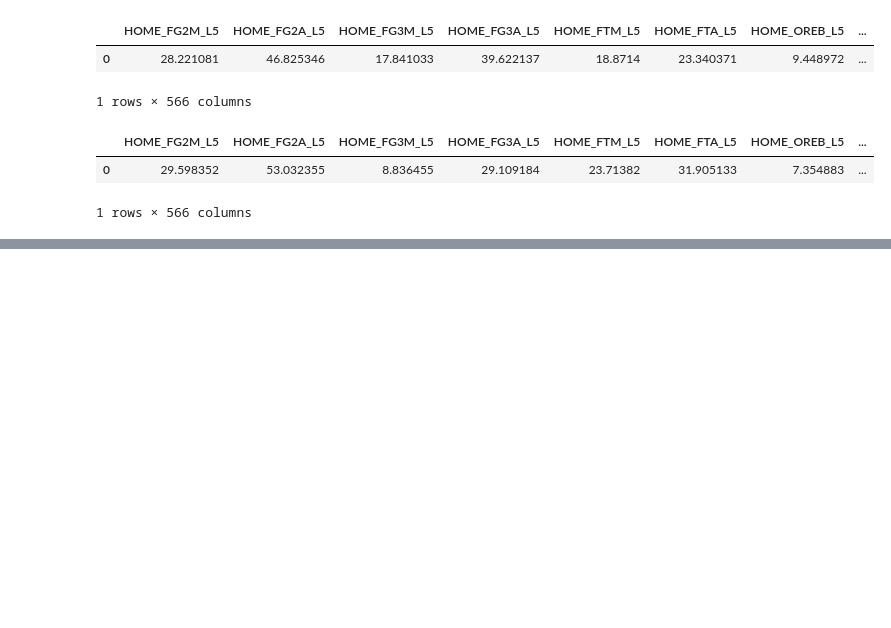
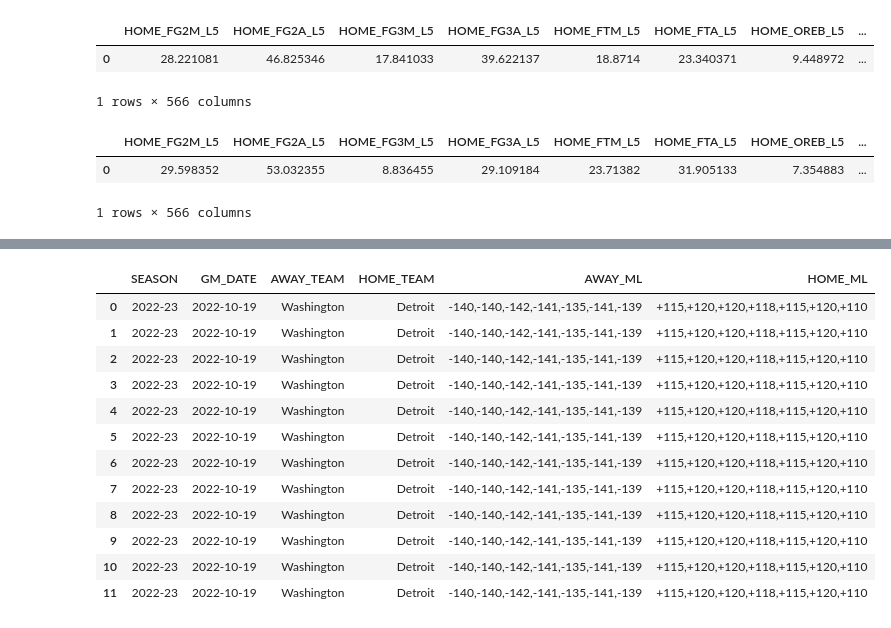
Before and after one commit to jnish23/NBA_Model_V2, a Jupyter notebook: notebooks/RegressionModelToProduction.ipynb, the cells around one changed output, grey strips where cells are left out. Saved outputs shown, nothing was run; the diff lists cells and outputs as text; code cells hidden in the pictures; blank space fills up the shorter version.

```diff
--- a/notebooks/RegressionModelToProduction.ipynb
+++ b/notebooks/RegressionModelToProduction.ipynb
@@ -981,0 +1229,16 @@ matchup_row
+# %%
+df
+# %% [output]
+|  | SEASON | GM_DATE | AWAY_TEAM | HOME_TEAM | AWAY_ML | HOME_ML |
+| 0 | 2022-23 | 2022-10-19 | Washington | Detroit | -140,-140,-142,-141,-135,-141,-139 | +115,+120,+120,+118,+115,+120,+110 |
+| 1 | 2022-23 | 2022-10-19 | Washington | Detroit | -140,-140,-142,-141,-135,-141,-139 | +115,+120,+120,+118,+115,+120,+110 |
+| 2 | 2022-23 | 2022-10-19 | Washington | Detroit | -140,-140,-142,-141,-135,-141,-139 | +115,+120,+120,+118,+115,+120,+110 |
+| 3 | 2022-23 | 2022-10-19 | Washington | Detroit | -140,-140,-142,-141,-135,-141,-139 | +115,+120,+120,+118,+115,+120,+110 |
+| 4 | 2022-23 | 2022-10-19 | Washington | Detroit | -140,-140,-142,-141,-135,-141,-139 | +115,+120,+120,+118,+115,+120,+110 |
+| 5 | 2022-23 | 2022-10-19 | Washington | Detroit | -140,-140,-142,-141,-135,-141,-139 | +115,+120,+120,+118,+115,+120,+110 |
+| 6 | 2022-23 | 2022-10-19 | Washington | Detroit | -140,-140,-142,-141,-135,-141,-139 | +115,+120,+120,+118,+115,+120,+110 |
+| 7 | 2022-23 | 2022-10-19 | Washington | Detroit | -140,-140,-142,-141,-135,-141,-139 | +115,+120,+120,+118,+115,+120,+110 |
+| 8 | 2022-23 | 2022-10-19 | Washington | Detroit | -140,-140,-142,-141,-135,-141,-139 | +115,+120,+120,+118,+115,+120,+110 |
+| 9 | 2022-23 | 2022-10-19 | Washington | Detroit | -140,-140,-142,-141,-135,-141,-139 | +115,+120,+120,+118,+115,+120,+110 |
+| 10 | 2022-23 | 2022-10-19 | Washington | Detroit | -140,-140,-142,-141,-135,-141,-139 | +115,+120,+120,+118,+115,+120,+110 |
+| 11 | 2022-23 | 2022-10-19 | Washington | Detroit | -140,-140,-142,-141,-135,-141,-139 | +115,+120,+120,+118,+115,+120,+110 |
```
Also changed, not shown: parts of 8 cells of this notebook.
